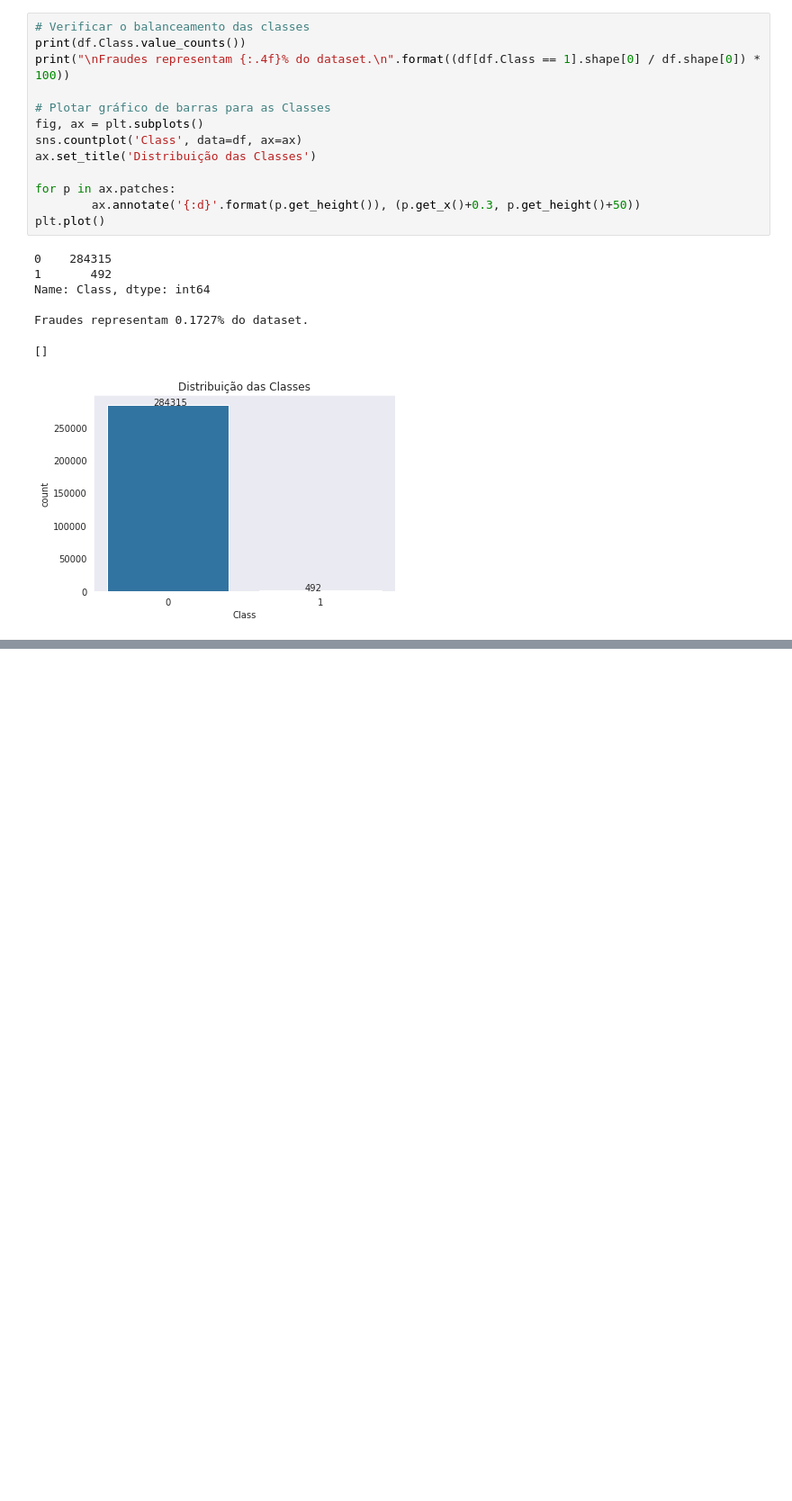
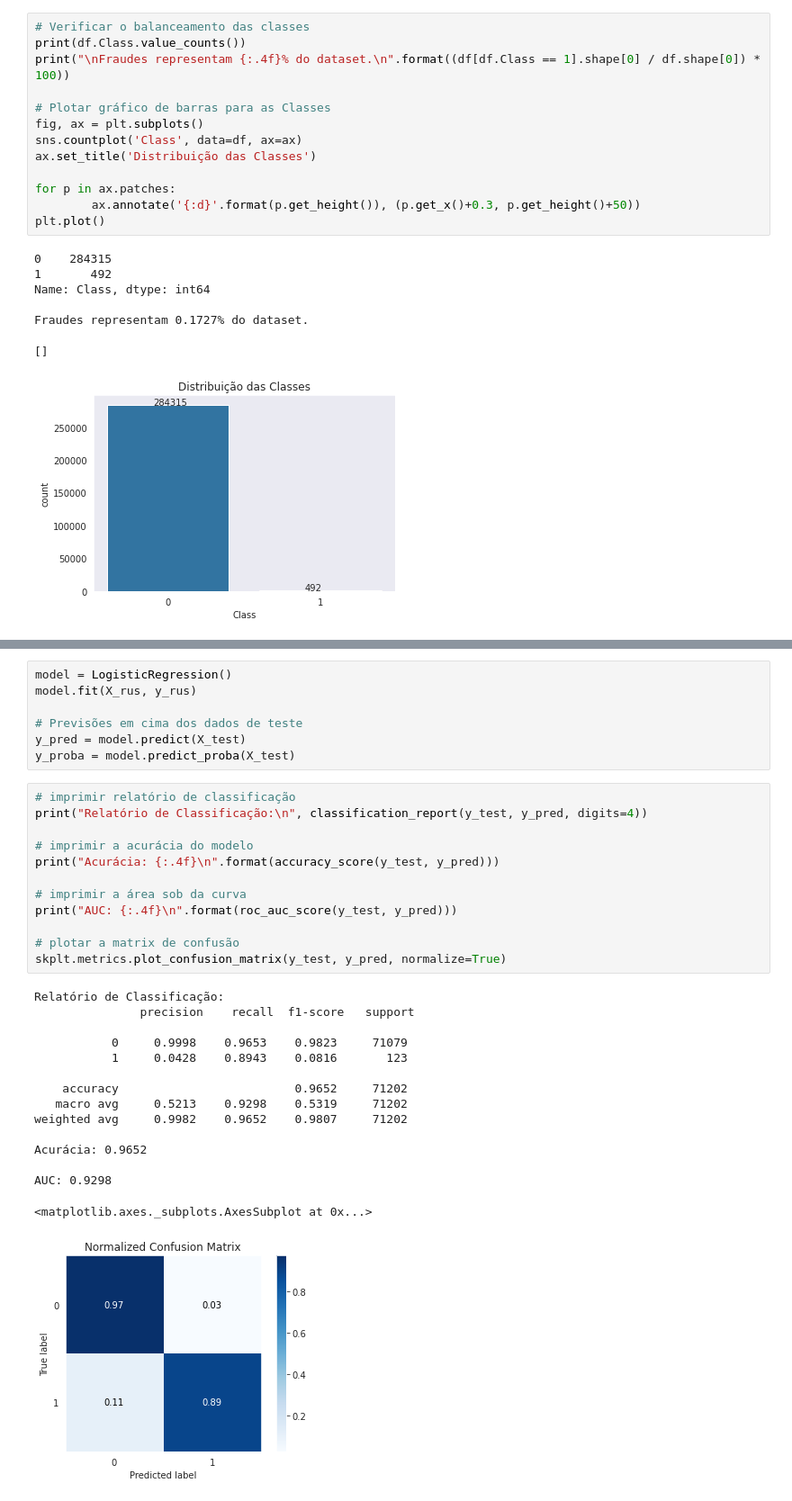
Before and after one commit to josepefg/kaggle, a Jupyter notebook: Credit_Card_Fraud_Detection.ipynb, the cells around one changed output, grey strips where cells are left out. Shown: that part at 90% size. Cells and saved outputs as stored; diff of their text form; blank space fills up the shorter version.

```diff
--- a/Credit_Card_Fraud_Detection.ipynb
+++ b/Credit_Card_Fraud_Detection.ipynb
@@ -166,0 +276,35 @@ plt.tight_layout()
+# %%
+model = LogisticRegression()
+model.fit(X_rus, y_rus)
+
+# Previsões em cima dos dados de teste
+y_pred = model.predict(X_test)
+y_proba = model.predict_proba(X_test)
+# %%
+# imprimir relatório de classificação
+print("Relatório de Classificação:\n", classification_report(y_test, y_pred, digits=4))
+
+# imprimir a acurácia do modelo
+print("Acurácia: {:.4f}\n".format(accuracy_score(y_test, y_pred)))
+
+# imprimir a área sob da curva
+print("AUC: {:.4f}\n".format(roc_auc_score(y_test, y_pred)))
+
+# plotar a matrix de confusão
+skplt.metrics.plot_confusion_matrix(y_test, y_pred, normalize=True)
+# %% [output]
+Relatório de Classificação:
+               precision    recall  f1-score   support
+
+           0     0.9998    0.9653    0.9823     71079
+           1     0.0428    0.8943    0.0816       123
+
+    accuracy                         0.9652     71202
+   macro avg     0.5213    0.9298    0.5319     71202
+weighted avg     0.9982    0.9652    0.9807     71202
+
+Acurácia: 0.9652
+
+AUC: 0.9298
+<matplotlib.axes._subplots.AxesSubplot at 0x...>
+[figure, added]
```
Also changed, not shown: parts of 15 cells of this notebook.
